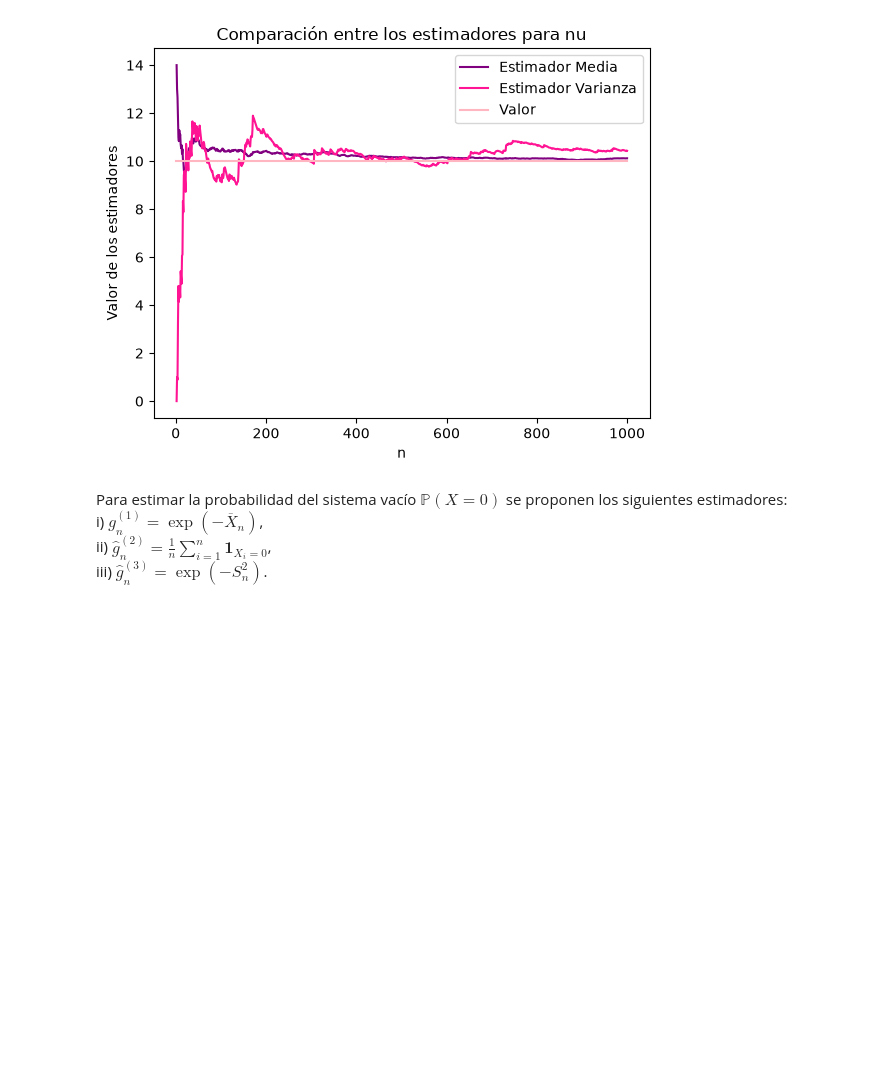
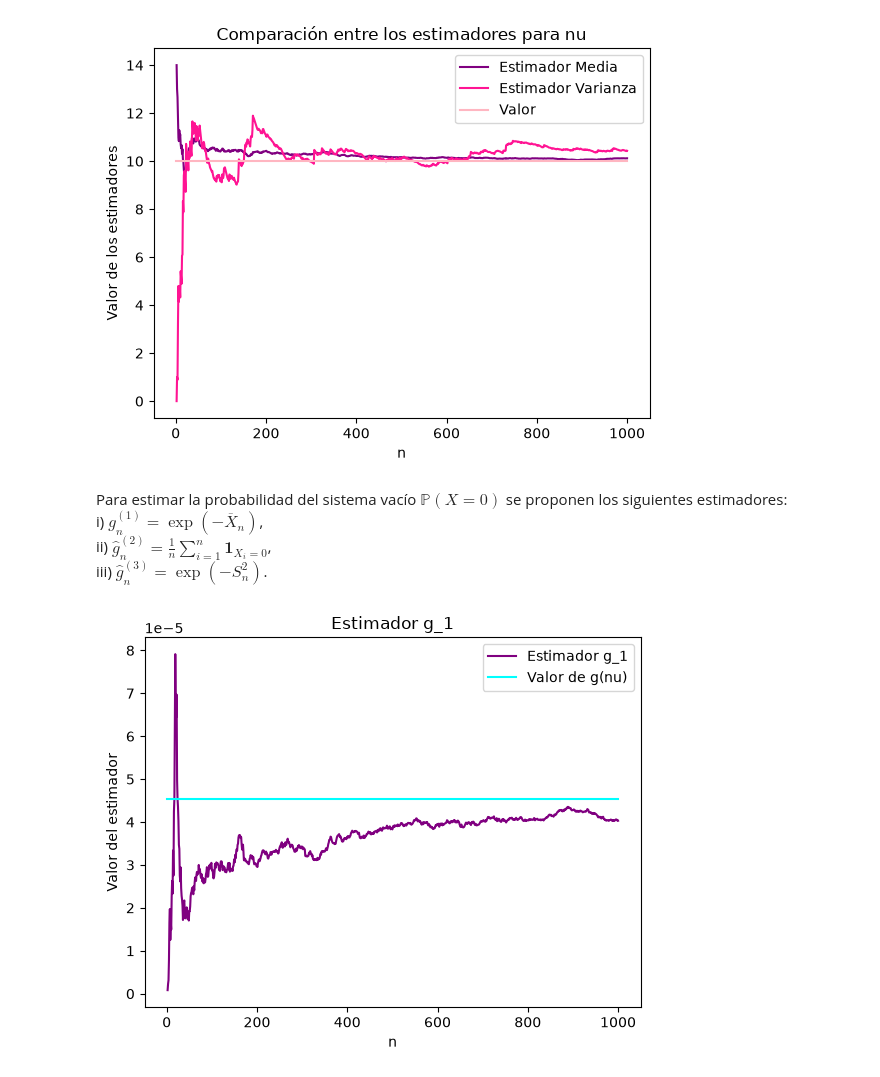
Before and after one commit to benjitabravocarvajal-spec/Tarea-1-estadistica, a Jupyter notebook: notebooks/tarea_1_parte_2.ipynb, the cells around one changed output. Saved outputs shown, nothing was run; the diff lists cells and outputs as text; code cells hidden in the pictures; blank space fills up the shorter version.

```diff
--- a/notebooks/tarea_1_parte_2.ipynb
+++ b/notebooks/tarea_1_parte_2.ipynb
@@ -102,2 +95,13 @@ g3 = np.exp(var_poiss)
 
 valor_g_nu = np.full(n, np.exp(-10))
+# %%
+plt.plot(cantidad, g1, color="purple",label="Estimador g_1")
+plt.plot(cantidad, valor_g_nu, color="cyan", label="Valor de g(nu)")
+plt.xlabel("n")
+plt.ylabel("Valor del estimador")
+plt.title("Estimador g_1")
+plt.legend()
+plt.savefig("results/estimador_g1.png")
+plt.show()
+# %% [output]
+[figure, added]
```
Also changed, not shown: parts of 4 cells of this notebook, 5 other files.
